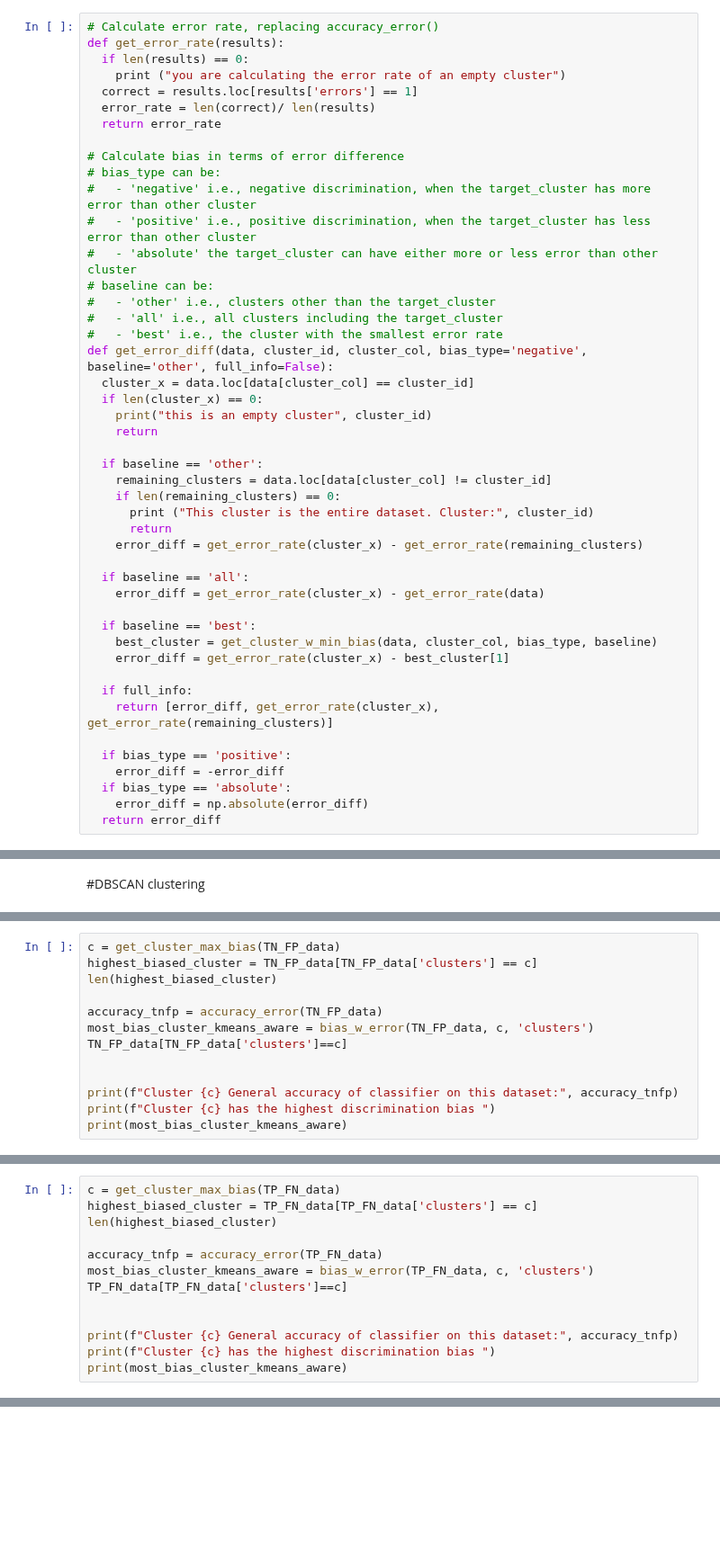
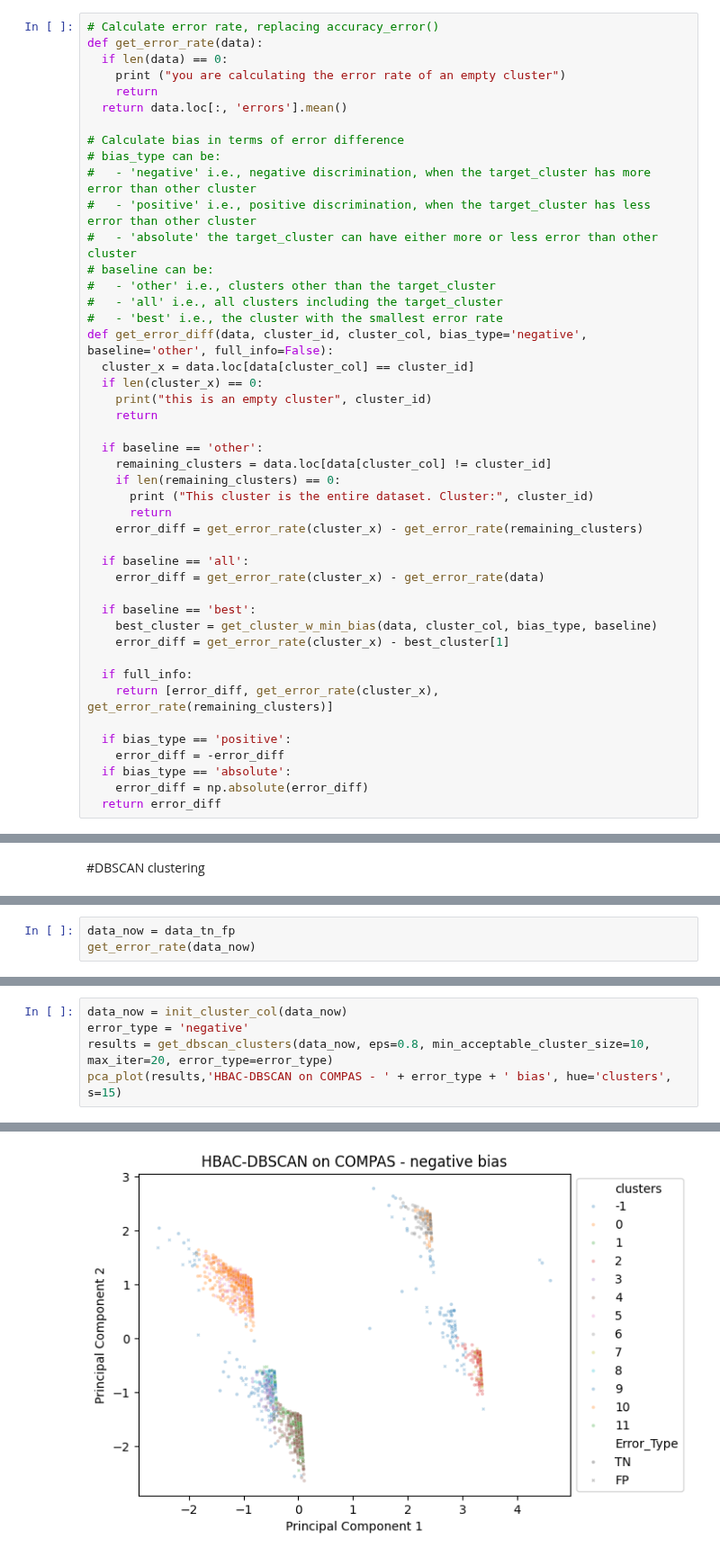
Before and after one commit to MDankloff/ClusterCompas, a Jupyter notebook: COMPAS_Clustering_DBSCAN_clean_utils.ipynb, the cells around one changed output, grey strips where cells are left out. Shown at 90% size. Saved outputs shown, nothing was run; the diff lists cells and outputs as text; blank space fills up the shorter version.

```diff
--- a/COMPAS_Clustering_DBSCAN_clean_utils.ipynb
+++ b/COMPAS_Clustering_DBSCAN_clean_utils.ipynb
@@ -118,12 +108,11 @@ def basic_data_prep(data_fixed, error_col='', correct_col='', shap=False):
 # Utils for Error Rate Calculation
 # %%
 # Calculate error rate, replacing accuracy_error()
-def get_error_rate(results):
-  if len(results) == 0:
+def get_error_rate(data):
+  if len(data) == 0:
     print ("you are calculating the error rate of an empty cluster")
-  correct = results.loc[results['errors'] == 1]
-  error_rate = len(correct)/ len(results)
-  return error_rate
+    return
+  return data.loc[:, 'errors'].mean()
 
 # Calculate bias in terms of error difference
 # bias_type can be:
@@ -615,13 +390,0 @@ from sklearn.cluster import OPTICS
-# %%
-c = get_cluster_max_bias(TN_FP_data)
-highest_biased_cluster = TN_FP_data[TN_FP_data['clusters'] == c]
-len(highest_biased_cluster)
-
-accuracy_tnfp = accuracy_error(TN_FP_data)
-most_bias_cluster_kmeans_aware = bias_w_error(TN_FP_data, c, 'clusters')
-TN_FP_data[TN_FP_data['clusters']==c]
-
-
-print(f"Cluster {c} General accuracy of classifier on this dataset:", accuracy_tnfp)
-print(f"Cluster {c} has the highest discrimination bias ")
-print(most_bias_cluster_kmeans_aware)
@@ -631,13 +390,0 @@ KeyError: None
-# %%
-c = get_cluster_max_bias(TP_FN_data)
-highest_biased_cluster = TP_FN_data[TP_FN_data['clusters'] == c]
-len(highest_biased_cluster)
-
-accuracy_tnfp = accuracy_error(TP_FN_data)
-most_bias_cluster_kmeans_aware = bias_w_error(TP_FN_data, c, 'clusters')
-TP_FN_data[TP_FN_data['clusters']==c]
-
-
-print(f"Cluster {c} General accuracy of classifier on this dataset:", accuracy_tnfp)
-print(f"Cluster {c} has the highest discrimination bias ")
-print(most_bias_cluster_kmeans_aware)
@@ -657,0 +391,3 @@ def calculate_min_samples(data, columns):
+# %%
+data_now = data_tn_fp
+get_error_rate(data_now)
@@ -657,0 +502,6 @@ def calculate_min_samples(data, columns):
+# %%
+data_now = init_cluster_col(data_now)
+error_type = 'negative'
+results = get_dbscan_clusters(data_now, eps=0.8, min_acceptable_cluster_size=10, max_iter=20, error_type=error_type)
+pca_plot(results,'HBAC-DBSCAN on COMPAS - ' + error_type + ' bias', hue='clusters', s=15)
+# %% [output]
@@ -657,0 +525 @@ def calculate_min_samples(data, columns):
+[figure, added]
```
Also changed, not shown: parts of 19 cells of this notebook.
